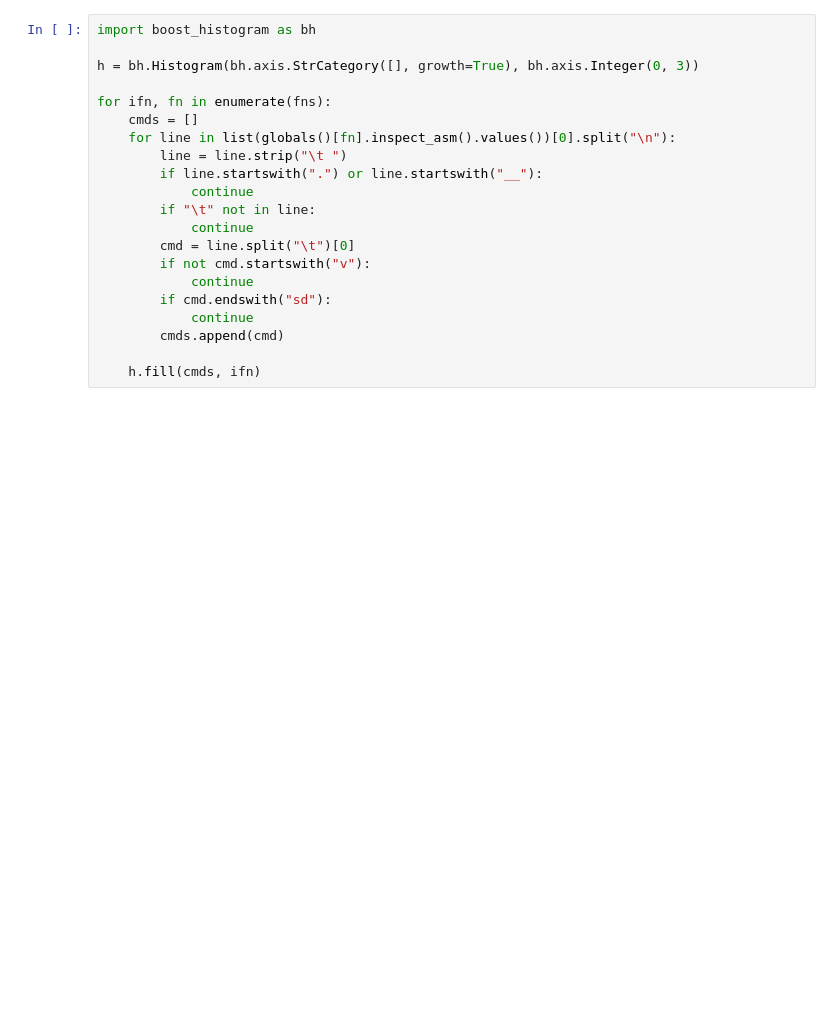
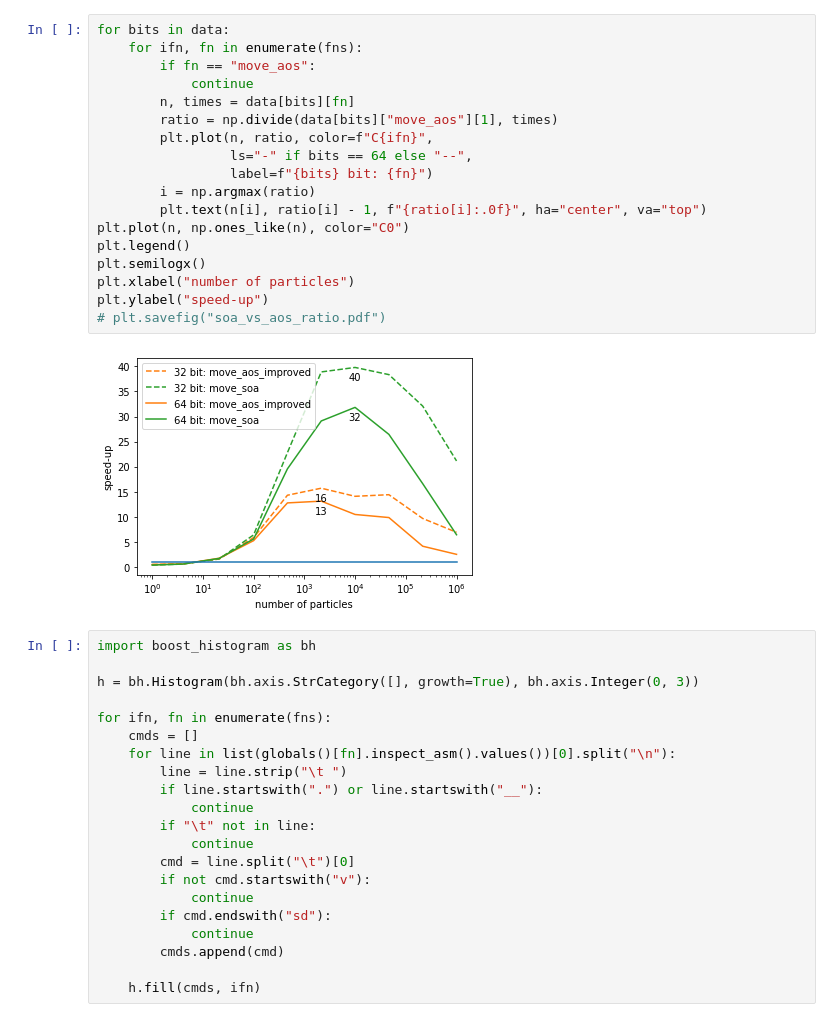
Before and after one commit to HDembinski/HDembinski.github.io, a Jupyter notebook: struct_of_arrays_vs_arrays_of_structs.ipynb, the cells around one changed output. Cells and saved outputs as stored; diff of their text form; blank space fills up the shorter version.

```diff
--- a/struct_of_arrays_vs_arrays_of_structs.ipynb
+++ b/struct_of_arrays_vs_arrays_of_structs.ipynb
@@ -81,3 +95,23 @@ plt.loglog();
+# %%
+for bits in data:
+    for ifn, fn in enumerate(fns):
+        if fn == "move_aos":
+            continue
+        n, times = data[bits][fn]
+        ratio = np.divide(data[bits]["move_aos"][1], times)
+        plt.plot(n, ratio, color=f"C{ifn}",
+                 ls="-" if bits == 64 else "--",
+                 label=f"{bits} bit: {fn}")
+        i = np.argmax(ratio)
+        plt.text(n[i], ratio[i] - 1, f"{ratio[i]:.0f}", ha="center", va="top")
+plt.plot(n, np.ones_like(n), color="C0")
+plt.legend()
+plt.semilogx()
+plt.xlabel("number of particles")
+plt.ylabel("speed-up")
+# plt.savefig("soa_vs_aos_ratio.pdf")
+# %% [output]
+[figure, added]
 # %%
 import boost_histogram as bh
 
```
Also changed, not shown: parts of 4 cells of this notebook, 2 other files.
